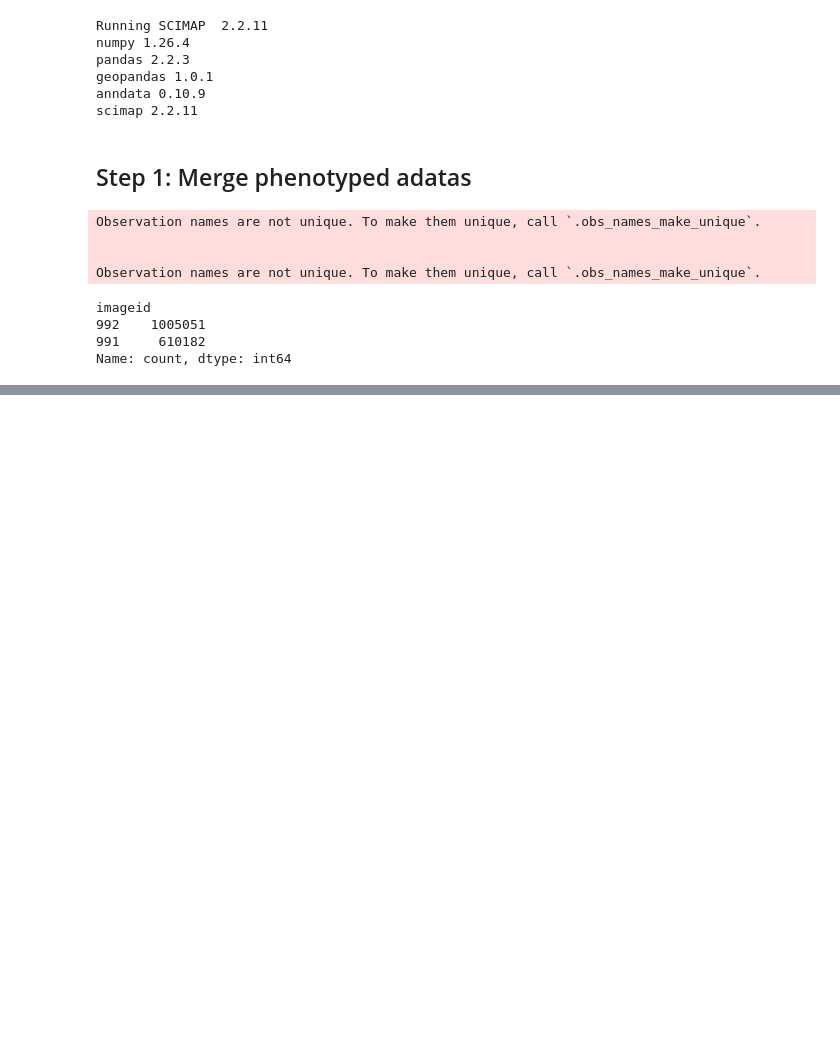
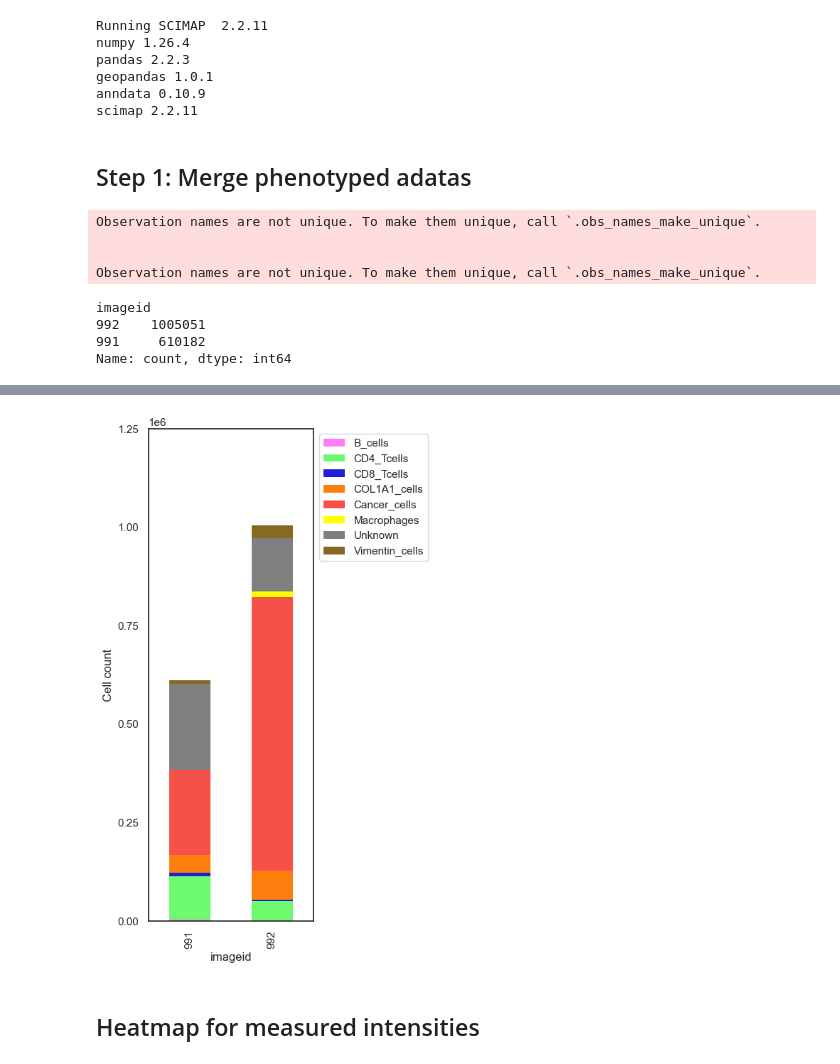
Before and after one commit to josenimo/P26_DA, a Jupyter notebook: nbs/3_compare_991_992_phenotypes.ipynb, the cells around one changed output, grey strips where cells are left out. Saved outputs shown, nothing was run; the diff lists cells and outputs as text; code cells hidden in the pictures; blank space fills up the shorter version.

```diff
--- a/nbs/3_compare_991_992_phenotypes.ipynb
+++ b/nbs/3_compare_991_992_phenotypes.ipynb
@@ -225,0 +211,35 @@ sm.pl.heatmap(
+# %%
+import matplotlib.pyplot as plt
+import numpy as np
+
+# Calculate max total count across all stacked bars
+y_max = pivot_df.sum(axis=1).max()
+
+# Define custom tick marks (e.g., every 100k up to max)
+tick_step = 250_000
+yticks = np.arange(0, y_max + tick_step, tick_step)
+
+# Plot
+fig, ax = plt.subplots()
+fig.set_size_inches(3, 9)
+
+pivot_df.plot.bar(
+    stacked=True,
+    color=pheno_colors,
+    ax=ax,
+    edgecolor='none'
+)
+
+# Set y-axis manually
+ax.set_ylim(0, y_max)
+ax.set_yticks(yticks)
+ax.set_ylabel("Cell count")
+
+plt.legend(bbox_to_anchor=(1, 1))
+# plt.tight_layout()
+export_figure(fig, "../figures/phenotype_bar_plot/", suffix="pheno_bar")
+plt.show()
+# %% [output]
+[figure, added]
+# %% [markdown]
+## Heatmap for measured intensities
```
Also changed, not shown: parts of 78 cells of this notebook, 36 other files.
